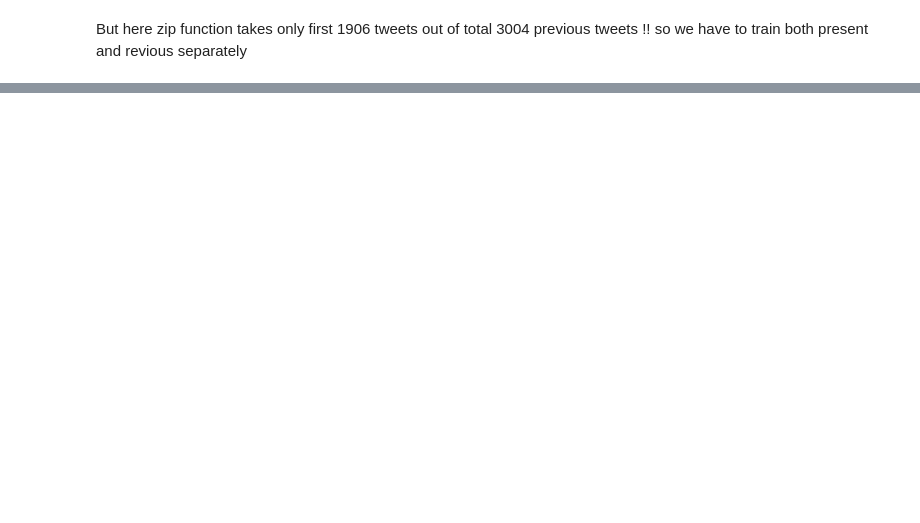
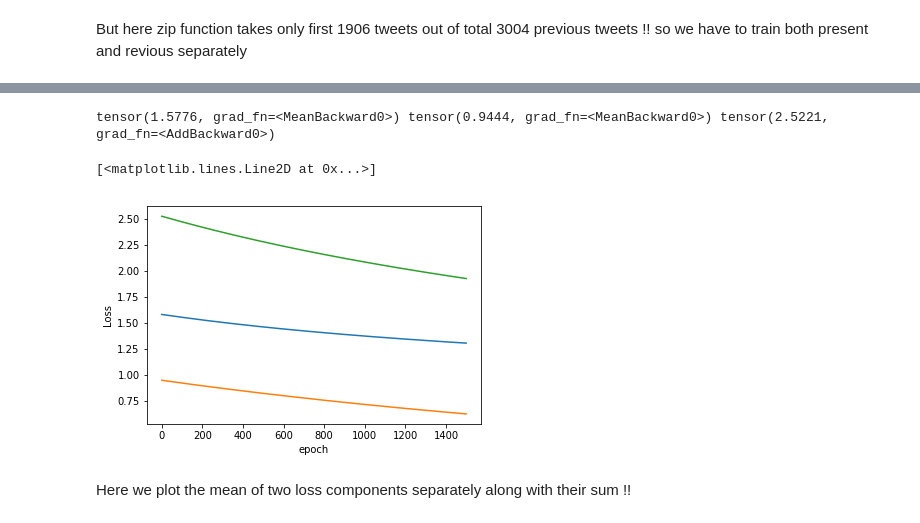
Before and after one commit to Prakface/Practice, a Jupyter notebook: Appending__previous_with_new_weights.ipynb, the cells around one changed output, grey strips where cells are left out. Drawn from its saved outputs; the diff is of its cells as text; code cells hidden in the pictures; blank space fills up the shorter version.

```diff
--- a/Appending__previous_with_new_weights.ipynb
+++ b/Appending__previous_with_new_weights.ipynb
@@ -440,6 +440,12 @@ x=[1,3,4]
 y=[1,7,8,5,6,3,4]
 z=[3,5,6,8,4,9.1]
 
-for i, j,k in zip(y,z,x):
-  print(i,j,k)
+for i, j in zip(y,z):
+  print(i,j)
+
+
+print("\n\nOther-----\n")
+
+for i, j, k in zip(x,y,z):
+  print(i, j,k)
 # %% [output]
@@ -845,6 +861,9 @@ import math
 epochs=1500
 alpha=0.001
 n_iter=1
+
+loss1_values=[]
+loss2_values=[]
 
 torch.set_default_tensor_type('torch.DoubleTensor')
 for i in range(epochs):
@@ -857,6 +876,8 @@ for i in range(epochs):
     err_2= error(out_prev, T_2)
     loss1 = torch.mean(err_1)
     loss2 = torch.mean(err_2)
+    loss1_values.append(loss1)
+    loss2_values.append(loss2)
 
     #alternative1 (pytorch defined loss function)
     #out = torch.mm(X, W.view(2,1))+b
@@ -877,6 +898,9 @@ for i in range(epochs):
     last_w2 = W_p.data.numpy()[0].copy()
     last_b2 = b_p.data.numpy()[0].copy()
 
+
+
+
     with torch.no_grad():
         W -= alpha * W.grad
         b -= alpha * b.grad
@@ -891,6 +915,9 @@ for i in range(epochs):
         W_p.grad.zero_()
         b_p.grad.zero_()
         #print(loss)
+
+    #loss1_values.append(loss1)
+    #loss2_values.append(loss2)
 
     n_iter+=1
     if n_iter%100==0:
@@ -1022,0 +1065,21 @@ so we have to train both present and revious separately
+# %%
+import matplotlib.pyplot as plt
+import numpy as np
+
+l1=np.array(loss1_values)
+l2=np.array(loss2_values)
+l3=l1+l2
+
+print(l1[1],l2[1],l3[1])
+
+plt.ylabel('Loss')
+plt.xlabel('epoch')
+plt.plot(l1)
+plt.plot(l2)
+plt.plot(l3)
+# %% [output]
+tensor(1.5776, grad_fn=<MeanBackward0>) tensor(0.9444, grad_fn=<MeanBackward0>) tensor(2.5221, grad_fn=<AddBackward0>)
+[<matplotlib.lines.Line2D at 0x...>]
+[figure, added]
+# %% [markdown]
+Here we plot the mean of two loss components separately along with their sum !!
```
Also changed, not shown: parts of 6 cells of this notebook.
